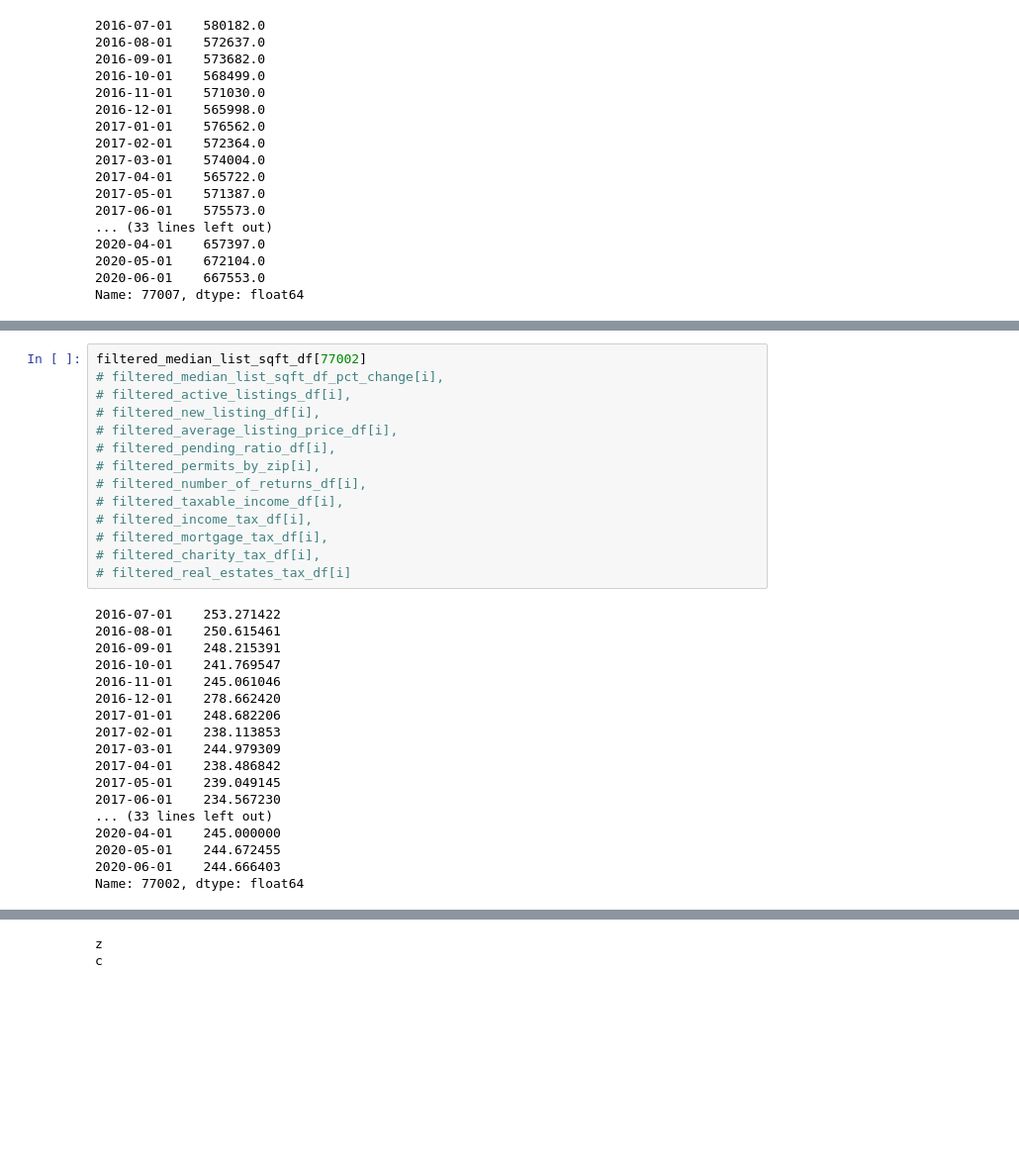
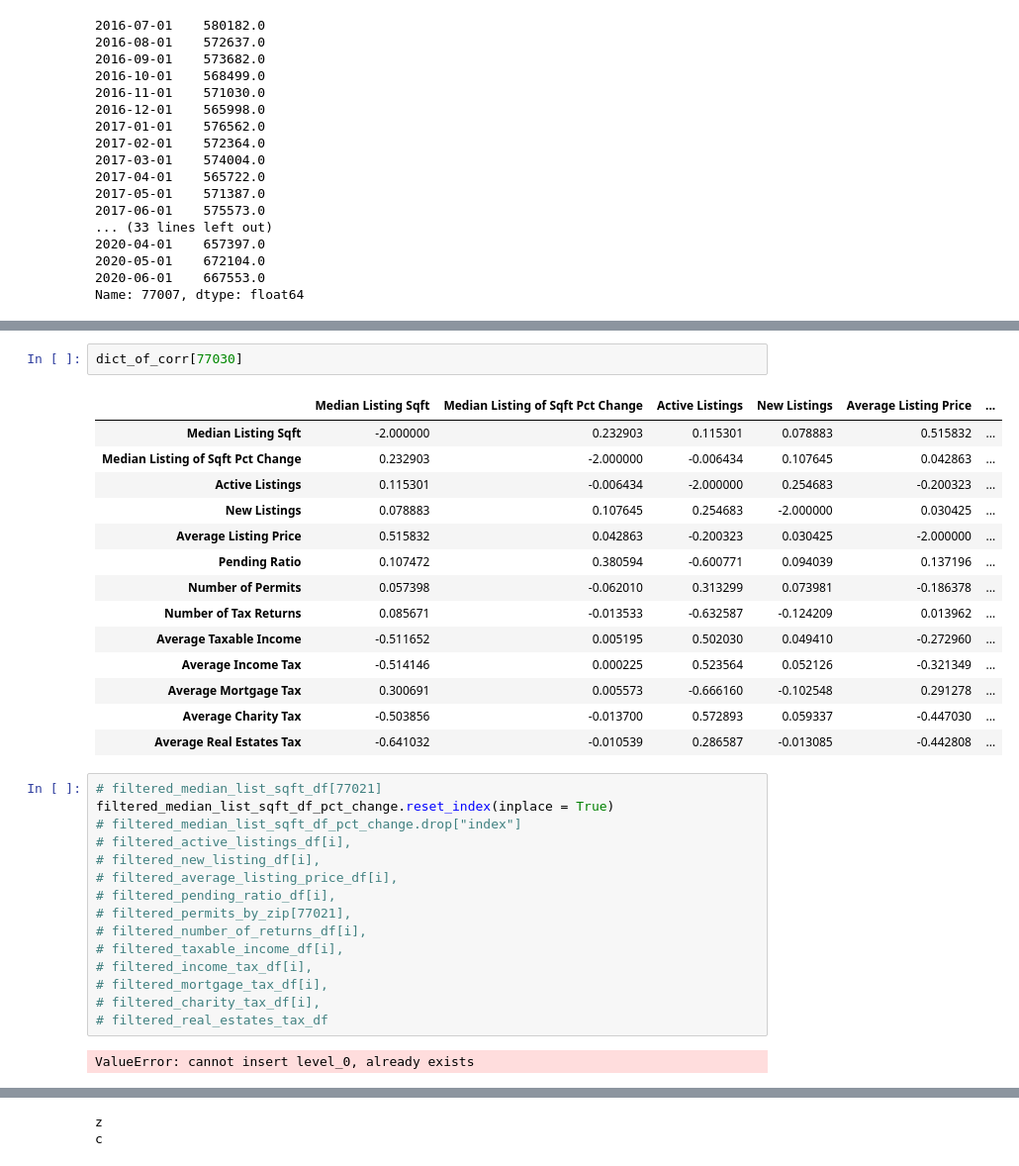
Before and after one commit to dovu93/Real_Estate_Investment_Identifier, a Jupyter notebook: Notebooks/trail&error2_Vu.ipynb, the cells around one changed output, grey strips where cells are left out. Shown: that part at 99% size. Cells and saved outputs as stored; diff of their text form; blank space fills up the shorter version.

```diff
--- a/Notebooks/trail&error2_Vu.ipynb
+++ b/Notebooks/trail&error2_Vu.ipynb
@@ -292,34 +350,36 @@ dict_of_frames.keys()
 # %% [output]
 dict_keys([77021, 77030, 77005, 77023, 77004, 77046, 77098, 77027, 77006, 77011, 77003, 77019, 77002, 77007, 77020, 77009, 77008, 77026])
+# %%
+dict_of_corr[77030]
+# %% [output]
+|  | Median Listing Sqft | Median Listing of Sqft Pct Change | Active Listings | New Listings | Average Listing Price | ... |
+| Median Listing Sqft | -2.000000 | 0.232903 | 0.115301 | 0.078883 | 0.515832 | ... |
+| Median Listing of Sqft Pct Change | 0.232903 | -2.000000 | -0.006434 | 0.107645 | 0.042863 | ... |
+| Active Listings | 0.115301 | -0.006434 | -2.000000 | 0.254683 | -0.200323 | ... |
+| New Listings | 0.078883 | 0.107645 | 0.254683 | -2.000000 | 0.030425 | ... |
+| Average Listing Price | 0.515832 | 0.042863 | -0.200323 | 0.030425 | -2.000000 | ... |
+| Pending Ratio | 0.107472 | 0.380594 | -0.600771 | 0.094039 | 0.137196 | ... |
+| Number of Permits | 0.057398 | -0.062010 | 0.313299 | 0.073981 | -0.186378 | ... |
+| Number of Tax Returns | 0.085671 | -0.013533 | -0.632587 | -0.124209 | 0.013962 | ... |
+| Average Taxable Income | -0.511652 | 0.005195 | 0.502030 | 0.049410 | -0.272960 | ... |
+| Average Income Tax | -0.514146 | 0.000225 | 0.523564 | 0.052126 | -0.321349 | ... |
+| Average Mortgage Tax | 0.300691 | 0.005573 | -0.666160 | -0.102548 | 0.291278 | ... |
+| Average Charity Tax | -0.503856 | -0.013700 | 0.572893 | 0.059337 | -0.447030 | ... |
+| Average Real Estates Tax | -0.641032 | -0.010539 | 0.286587 | -0.013085 | -0.442808 | ... |
 # %%
-filtered_median_list_sqft_df[77002]
-# filtered_median_list_sqft_df_pct_change[i],
+# filtered_median_list_sqft_df[77021]
+filtered_median_list_sqft_df_pct_change.reset_index(inplace = True)
+# filtered_median_list_sqft_df_pct_change.drop["index"]
 # filtered_active_listings_df[i],
 # filtered_new_listing_df[i],
 # filtered_average_listing_price_df[i],
 # filtered_pending_ratio_df[i],
-# filtered_permits_by_zip[i],
+# filtered_permits_by_zip[77021],
 # filtered_number_of_returns_df[i],
 # filtered_taxable_income_df[i],
 # filtered_income_tax_df[i],
 # filtered_mortgage_tax_df[i],
 # filtered_charity_tax_df[i],
-# filtered_real_estates_tax_df[i]
+# filtered_real_estates_tax_df
 # %% [output]
-2016-07-01    253.271422
-2016-08-01    250.615461
-2016-09-01    248.215391
-2016-10-01    241.769547
-2016-11-01    245.061046
-2016-12-01    278.662420
-2017-01-01    248.682206
-2017-02-01    238.113853
-2017-03-01    244.979309
-2017-04-01    238.486842
-2017-05-01    239.049145
-2017-06-01    234.567230
-... (33 lines left out)
-2020-04-01    245.000000
-2020-05-01    244.672455
-2020-06-01    244.666403
-Name: 77002, dtype: float64
+ValueError: cannot insert level_0, already exists
```
Also changed, not shown: parts of 22 cells of this notebook, 1 other file.
